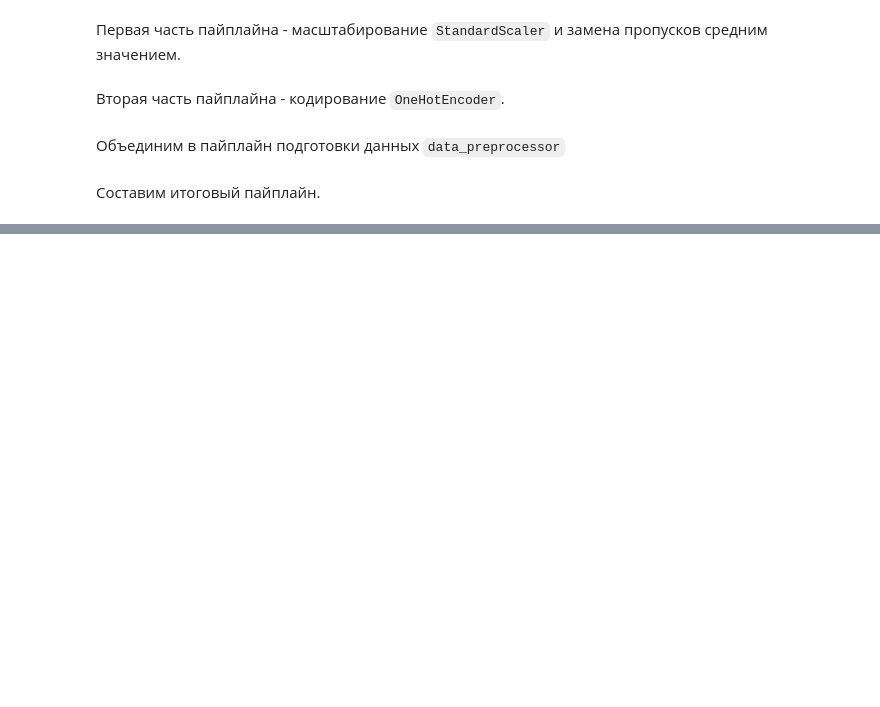
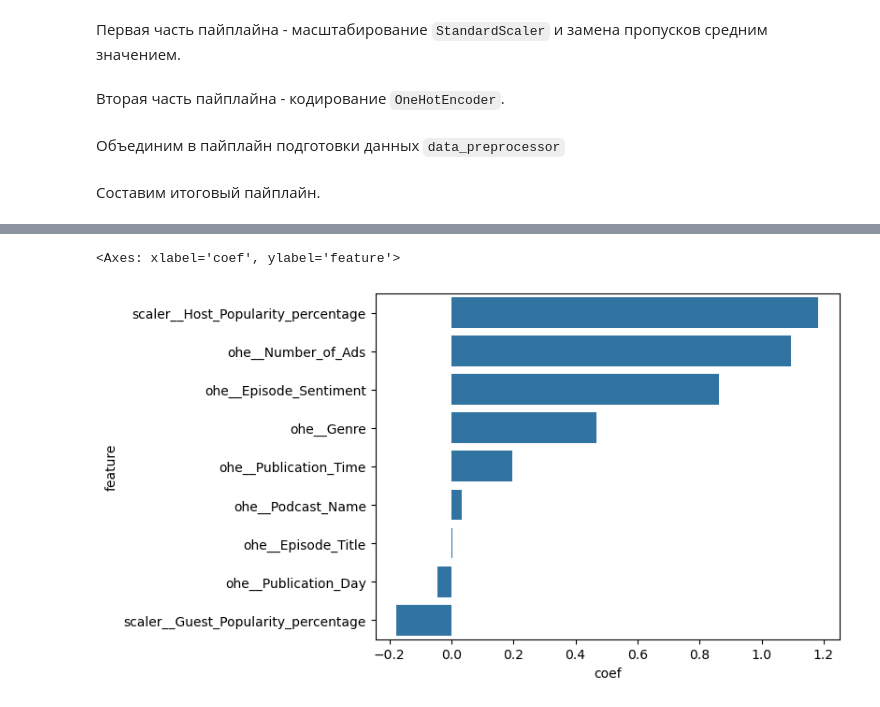
Before and after one commit to Andreich50/Podcast, a Jupyter notebook: Podcast.ipynb, the cells around one changed output, grey strips where cells are left out. Drawn from its saved outputs; the diff is of its cells as text; code cells hidden in the pictures; blank space fills up the shorter version.

```diff
--- a/Podcast.ipynb
+++ b/Podcast.ipynb
@@ -331,0 +339,7 @@ RMSE_test
+# %%
+df_for_graph_2 = pd.DataFrame({'coef': coef[1:], 'feature' : column[1:]}).sort_values(by='coef', ascending=False)
+# %%
+sns.barplot(data=df_for_graph_2, y='feature', x='coef')
+# %% [output]
+<Axes: xlabel='coef', ylabel='feature'>
+[figure, added]
```
Also changed, not shown: parts of 29 cells of this notebook.
